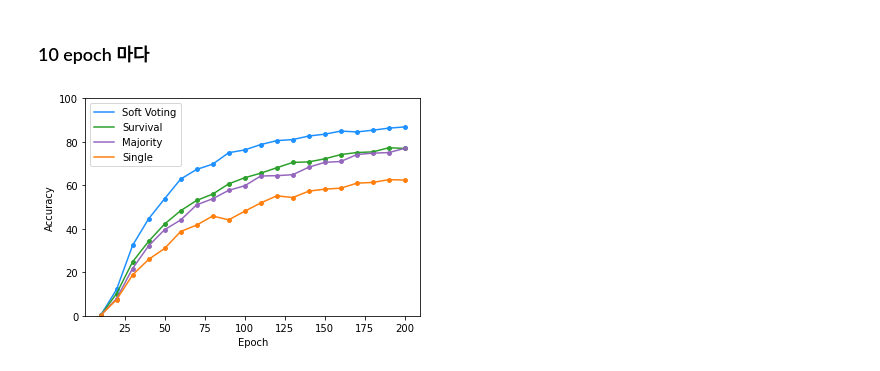
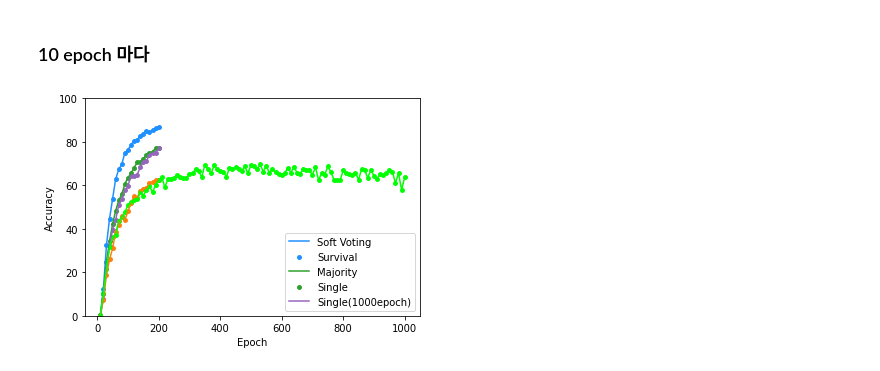
Before and after one commit to aaajeong/Ensemble-for-Generative-Models, a Jupyter notebook: String Arithmetic/code/get_graph.ipynb, the cells around one changed output. Drawn from its saved outputs; the diff is of its cells as text; code cells hidden in the pictures.

Commit message:
String Arithmetic 1000epoch

```diff
--- a/String Arithmetic/code/get_graph.ipynb
+++ b/String Arithmetic/code/get_graph.ipynb
@@ -66,3 +72,14 @@ acc_list5 = np.array(acc_list5)
+# %%
+results = acc_list1 + acc_list2 + acc_list3 + acc_list4 + acc_list5
+results = results / 5
+
+f = open('../training_memo/get_avg(single_1000epoch).txt', 'w')
+
+for i in range(1000):
+    score = round(results[i], 3)
+    f.write(str(score))
+    f.write('\n')
+f.close()
 # %% [markdown]
 ### 10 epoch 마다
 # %%
@@ -72,7 +89,7 @@ n_acc_list3 = []
 n_acc_list4 = []
 n_acc_list5 = []
 
-for i in range(200):
+for i in range(1000):
     if i % 10 == 0:
         n_acc_list1.append(acc_list1[i])
         n_acc_list2.append(acc_list2[i])
@@ -101,24 +127,30 @@ plt.show()
 ### 모든 모델 정확도 비교
 # %%
 x_values = np.arange(200)
-f = open("./training_memo/PlusMinus/get_avg(esb_soft).txt", 'r')
-f1 = open("./training_memo/PlusMinus/get_avg(survival).txt", 'r')
-f2 = open("./training_memo/PlusMinus/get_avg(real).txt", 'r')
-f3 = open("./training_memo/PlusMinus/get_avg(single).txt", 'r')
+f = open("../training_memo/get_avg(esb_soft).txt", 'r')
+f1 = open("../training_memo/get_avg(survival).txt", 'r')
+f2 = open("../training_memo/get_avg(real).txt", 'r')
+f3 = open("../training_memo/get_avg(single).txt", 'r')
+f4 = open("../training_memo/get_avg(single_1000epoch).txt", 'r')
+
 
 esb_lines = f.readlines()
 sur_lines = f1.readlines()
 real_lines = f2.readlines()
 single_lines = f3.readlines()
+single2_lines = f4.readlines()
+
 f.close()
 f1.close()
 f2.close()
 f3.close()
+f4.close()
 
 esb_list = list(map(float, esb_lines))
 sur_list = list(map(float, sur_lines))
 real_list = list(map(float, real_lines))
 single_list = list(map(float, single_lines))
+single2_list = list(map(float, single2_lines))
 # %% [markdown]
 ### 10 epoch 마다
 # %%
@@ -126,6 +158,8 @@ n_esb_list = []
 n_sur_list = []
 n_real_list = []
 n_single_list = []
+n_single_list2 = []
+
 
 
 for i in range(200):
@@ -134,23 +168,31 @@ for i in range(200):
         n_sur_list.append(sur_list[i])
         n_real_list.append(real_list[i])
         n_single_list.append(single_list[i])
+
+for i in range(1000):
+    if i % 10 == 0:
+        n_single_list2.append(single2_list[i])
 # %%
-x_values = [10, 20, 30, 40, 50, 60, 70, 80, 90, 100, 110, 120, 130, 140, 150, 160, 170, 180, 190, 200]
+# x_values = [10, 20, 30, 40, 50, 60, 70, 80, 90, 100, 110, 120, 130, 140, 150, 160, 170, 180, 190, 200]
+x_values = np.arange(10, 210, 10)
+x_values2 = np.arange(10, 1010, 10)
 plt.plot(x_values, n_esb_list, color = "dodgerblue")
 plt.scatter(x_values, n_esb_list, c = 'dodgerblue', s=15)
 plt.plot(x_values, n_sur_list, color = "#2ca02c")
 plt.scatter(x_values, n_sur_list, c = '#2ca02c', s=15)
 plt.plot(x_values, n_real_list, color = "#9467bd")
 plt.scatter(x_values, n_real_list, c = '#9467bd', s=15)
 plt.plot(x_values, n_single_list, color = "#ff7f0e")
 plt.scatter(x_values, n_single_list, c = '#ff7f0e', s=15)
+plt.plot(x_values2, n_single_list2, color = "lime")
+plt.scatter(x_values2, n_single_list2, c = 'lime', s=15)
 
-plt.legend(['Soft Voting', 'Survival', 'Majority', 'Single'])
+plt.legend(['Soft Voting', 'Survival', 'Majority', 'Single', 'Single(1000epoch)'])
 plt.ylim(0, 100)
 plt.xlabel('Epoch')
 plt.ylabel('Accuracy')
 # plt.title('PlusMinus Accuracy')
-plt.savefig('compare Accuacy15.png', dpi=300, bbox_inches='tight', pad_inches=0)
+# plt.savefig('compare Accuacy15.png', dpi=300, bbox_inches='tight', pad_inches=0)
 plt.show()
 # %% [output]
-[figure, old version]
+[figure, new version]
```
Also changed, not shown: parts of 6 cells of this notebook, 32 other files.
